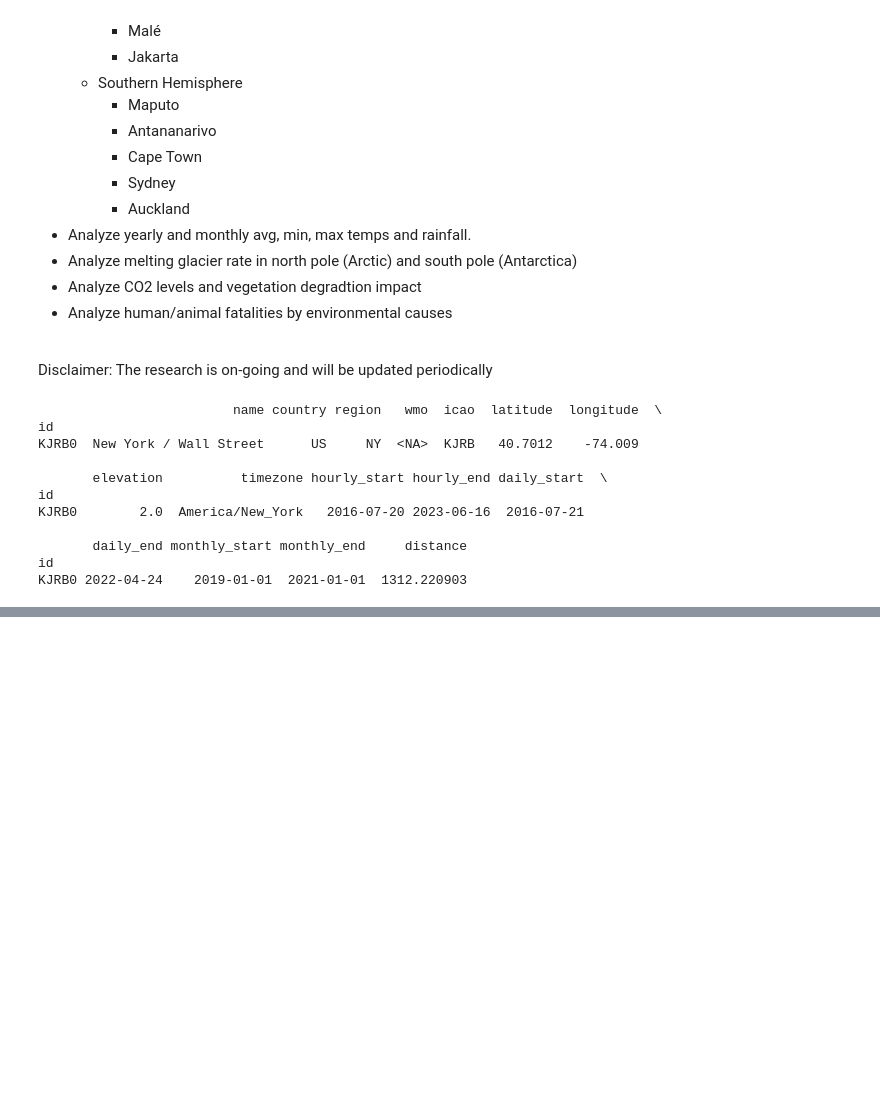
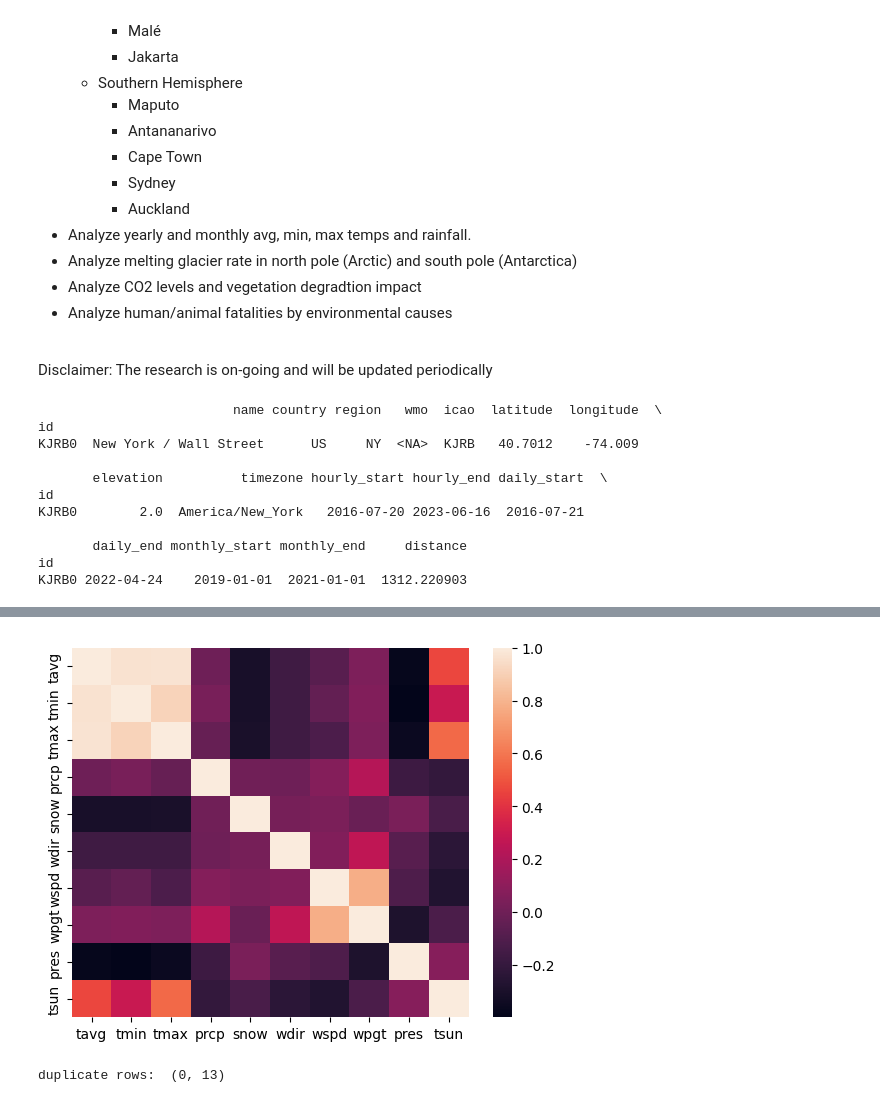
Before and after one commit to Azrael07/WeatherAnalysis, a Jupyter notebook: WeatherAnalysis.ipynb, the cells around one changed output, grey strips where cells are left out. Cells and saved outputs as stored; diff of their text form; code cells hidden in the pictures; blank space fills up the shorter version.

```diff
--- a/WeatherAnalysis.ipynb
+++ b/WeatherAnalysis.ipynb
@@ -217,0 +323,10 @@ array(['New York', 'Munich', 'Istanbul', 'Dubai', 'Tokyo', 'Bogota',
+# %%
+dataplot=sbn.heatmap(df.corr())
+plt.show()
+# %% [output]
+[figure, added]
+# %%
+duplicate_rows = df[df.duplicated()]
+print("duplicate rows: ", duplicate_rows.shape)
+# %% [output]
+duplicate rows:  (0, 13)
```
Also changed, not shown: parts of 28 cells of this notebook.
